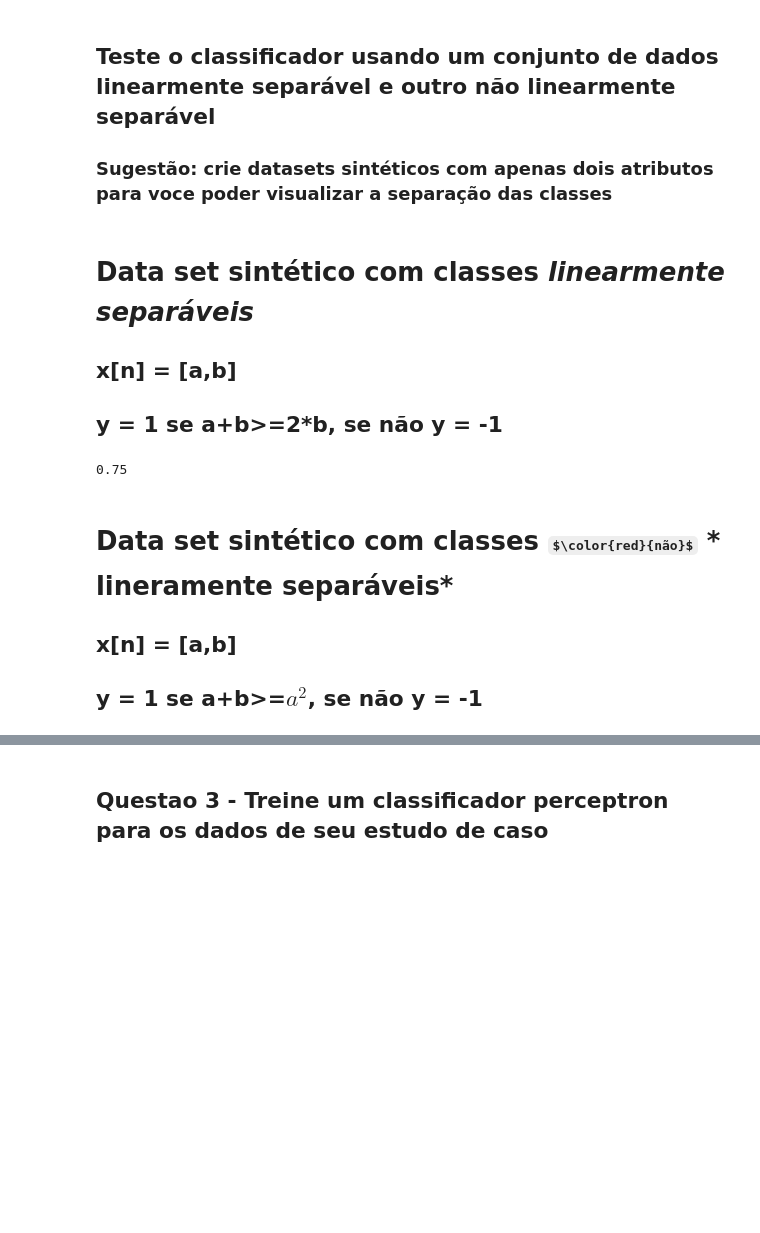
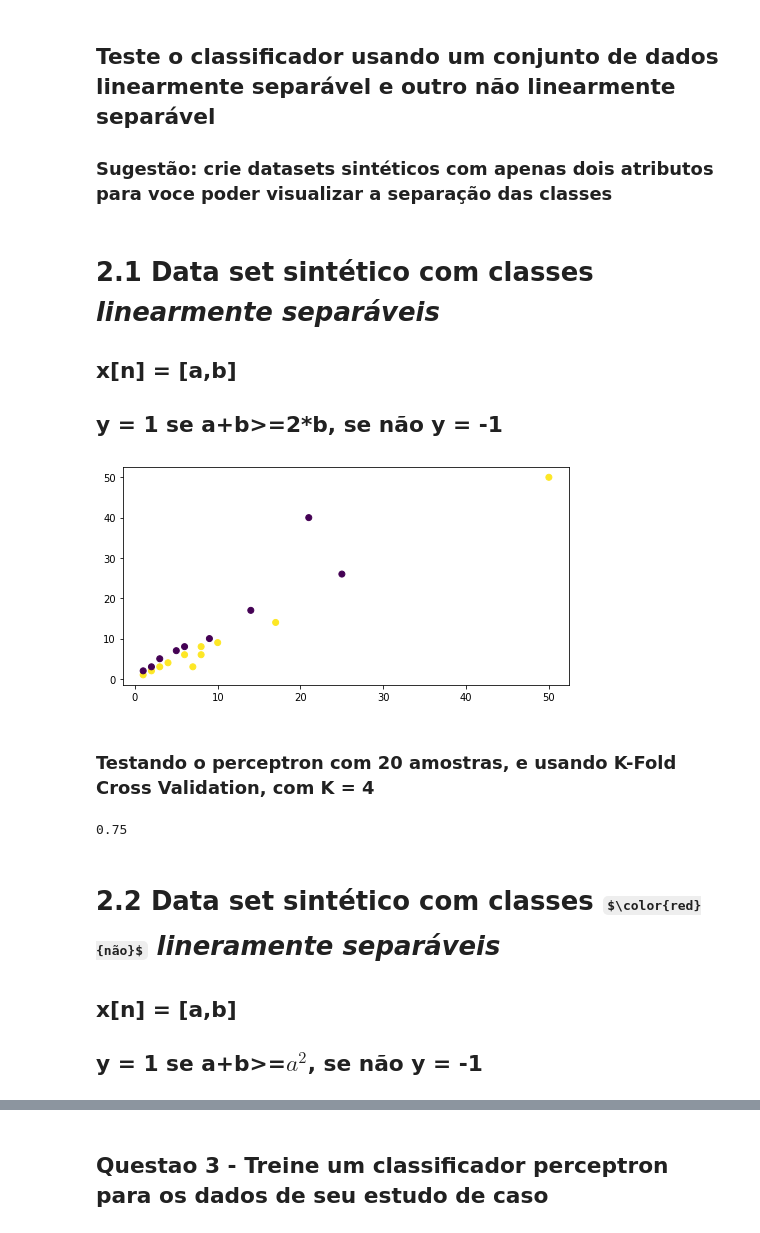
Before and after one commit to Natan10/mineracao-dados-ufc, a Jupyter notebook: trabalho 2/Trabalho 2 - Implementacao Perceptron.ipynb, the cells around one changed output, grey strips where cells are left out. Cells and saved outputs as stored; diff of their text form; code cells hidden in the pictures; some formulas as TeX source; blank space fills up the shorter version.

```diff
--- a/trabalho 2/Trabalho 2 - Implementacao Perceptron.ipynb
+++ b/trabalho 2/Trabalho 2 - Implementacao Perceptron.ipynb
@@ -177,23 +178,32 @@ def crossVal(perceptron, x, y, k = 4):
 ## Teste o classificador usando um conjunto de dados linearmente separável e outro não linearmente separável
 ### Sugestão: crie datasets sintéticos com apenas dois atributos para voce poder visualizar a separação das classes
 # %% [markdown]
-# Data set sintético com classes  *linearmente separáveis*
+# 2.1   Data set sintético com classes  *linearmente separáveis*
 ## x[n] = [a,b]
 ## y = 1 se a+b>=2*b, se não y = -1
 # %%
 X = np.array([[1,1],[2,2],[2,3],[3,3],[4,4],[5,7],[6,6],[7,3],[8,8],[8,6],[1,2],[3,5],[9,10],[6,8],[10,9],[25,26],[50,50]
              ,[17,14],[14,17],[21,40]])
 
 # esse X comentado gera todas as predições do X_newdata corretos
 y = np.zeros(X.shape[0],int)
 for i in range(y.size):
     y[i] = 1 if(X[i][0]+X[i][1]>=2*X[i][1]) else -1
-acc = crossVal(ppn, X, y, k = 4)
-acc
+plt.figure(figsize=(8,4))
+plt.scatter(x = X[:,0], y = X[:,1], c = y)
+plt.show()
 # %% [output]
-0.75
+[figure, added]
+# %% [markdown]
+### Testando o perceptron com 20 amostras, e usando K-Fold Cross Validation, com K = 4
+# %%
+
+acc = crossVal(ppn, X, y, k = 4)
+acc
+# %% [output]
+0.75
 # %% [markdown]
-# Data set sintético com classes $\color{red}{não}$ * lineramente separáveis*
+# 2.2   Data set sintético com classes $\color{red}{não}$ *lineramente separáveis*
 ## x[n] = [a,b]
 ## y = 1 se a+b>=$a^2$, se não y = -1
 # %%
```
Also changed, not shown: parts of 14 cells of this notebook, 1 other file.
